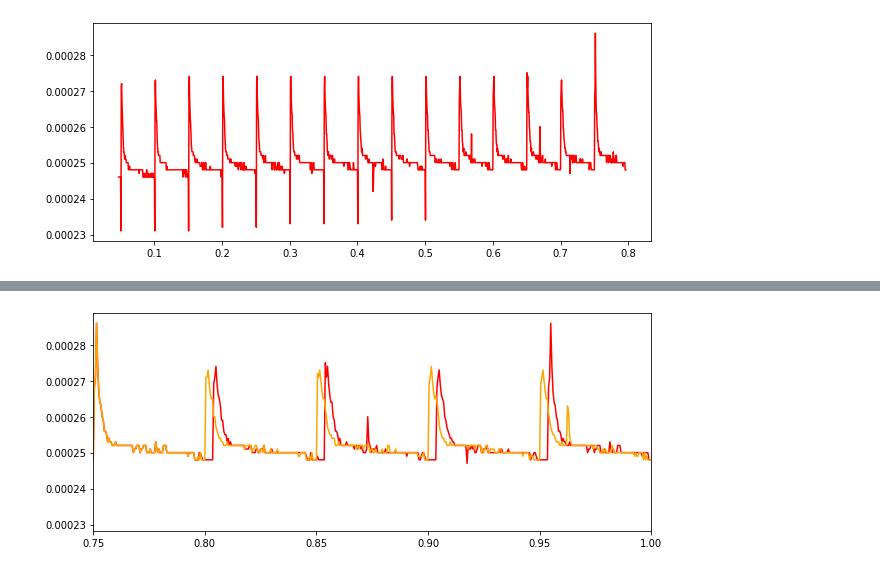
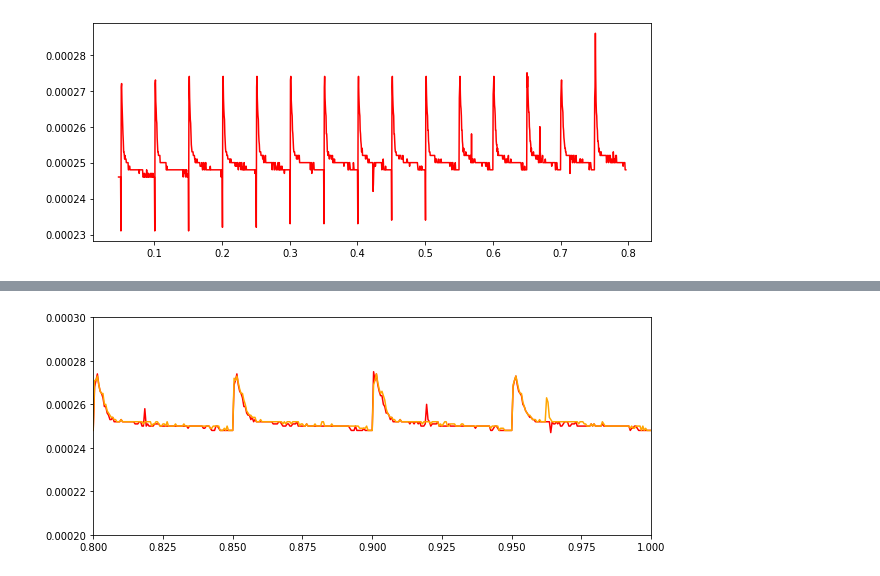
Before and after one commit to macs-lab/ml_mpw_modeling, a Jupyter notebook: LSTM/LSTM_20_Tracks.ipynb, the cells around one changed output, grey strips where cells are left out. Saved outputs shown, nothing was run; the diff lists cells and outputs as text; code cells hidden in the pictures.

```diff
--- a/LSTM/LSTM_20_Tracks.ipynb
+++ b/LSTM/LSTM_20_Tracks.ipynb
@@ -126,7 +126,7 @@ model.to(device)
 loss_function = nn.MSELoss()
 optimizer = torch.optim.Adam(model.parameters(), lr=0.06)
 # %%
-epochs = 70
+epochs = 150
 model.train()
 for i in range(epochs):
     for seq, labels in train_inout_seq:
@@ -209,8 +211,10 @@ plt.show()
 # %%
 fut_pred = test_size
 
-test_inputs = trainX[-test_size:].view(-1).cpu()
+test_inputs = trainX[-500:].view(-1).cpu()
 test_inputs = test_inputs.detach().numpy().tolist()
+
+#test_inputs = trainX[number]. The number has to be more than test_size for accurate prediction.
 # %%
 #Test Predction
 
@@ -229,15 +236,16 @@ print
 # %%
 plt.figure(figsize=(10,4))
 
 #plt.plot(actual_predictions)
 plt.plot(t_modified[0:train_size], train_result[0:train_size], color = "red")
 plt.plot(t_modified[-test_size:], actual_predictions[:test_size], color = "red")
 plt.plot(t_modified, X_modified, color = "orange")
 #plt.xlim(0, 0.3)
-plt.xlim(0.75, 1)
+plt.xlim(0.8, 1)
+plt.ylim(0.00020, 0.0003)
 #plt.title('Regression Analysis')
 #plt.xlabel('Independent varible')
 #plt.ylabel('Dependent varible')
 plt.show()
 # %% [output]
-[figure, old version]
+[figure, new version]
```
Also changed, not shown: parts of 3 cells of this notebook.
